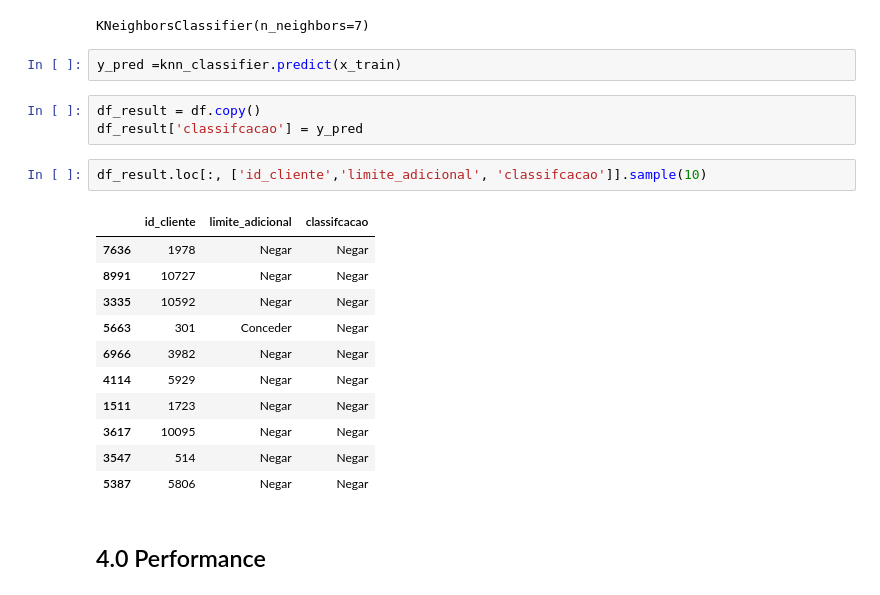
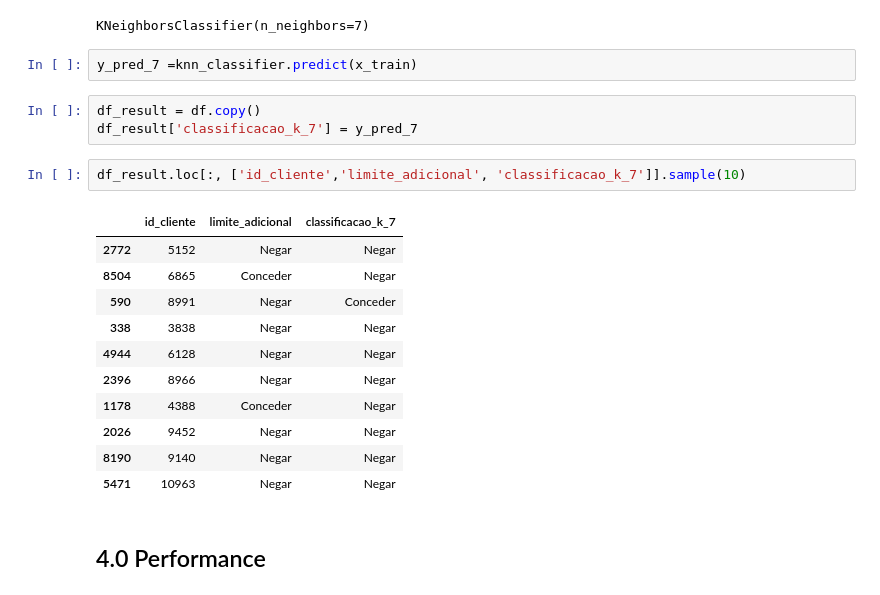
Before and after one commit to cglima/fundamentos-ml, a Jupyter notebook: notebooks/classificacao-knn.ipynb, the cells around one changed output. Drawn from its saved outputs; the diff is of its cells as text.

```diff
--- a/notebooks/classificacao-knn.ipynb
+++ b/notebooks/classificacao-knn.ipynb
@@ -89,24 +89,24 @@ knn_classifier.fit(x_train, y_train)
 # %% [output]
 KNeighborsClassifier(n_neighbors=7)
 # %%
-y_pred =knn_classifier.predict(x_train)
+y_pred_7 =knn_classifier.predict(x_train)
 # %%
 df_result = df.copy()
-df_result['classifcacao'] = y_pred
+df_result['classificacao_k_7'] = y_pred_7
 # %%
-df_result.loc[:, ['id_cliente','limite_adicional', 'classifcacao']].sample(10)
+df_result.loc[:, ['id_cliente','limite_adicional', 'classificacao_k_7']].sample(10)
 # %% [output]
-|  | id_cliente | limite_adicional | classifcacao |
-| 7636 | 1978 | Negar | Negar |
-| 8991 | 10727 | Negar | Negar |
-| 3335 | 10592 | Negar | Negar |
-| 5663 | 301 | Conceder | Negar |
-| 6966 | 3982 | Negar | Negar |
-| 4114 | 5929 | Negar | Negar |
-| 1511 | 1723 | Negar | Negar |
-| 3617 | 10095 | Negar | Negar |
-| 3547 | 514 | Negar | Negar |
-| 5387 | 5806 | Negar | Negar |
+|  | id_cliente | limite_adicional | classificacao_k_7 |
+| 2772 | 5152 | Negar | Negar |
+| 8504 | 6865 | Conceder | Negar |
+| 590 | 8991 | Negar | Conceder |
+| 338 | 3838 | Negar | Negar |
+| 4944 | 6128 | Negar | Negar |
+| 2396 | 8966 | Negar | Negar |
+| 1178 | 4388 | Conceder | Negar |
+| 2026 | 9452 | Negar | Negar |
+| 8190 | 9140 | Negar | Negar |
+| 5471 | 10963 | Negar | Negar |
 # %% [markdown]
 ## 4.0 Performance
 # %% [markdown]
```
Also changed, not shown: parts of 18 cells of this notebook.
